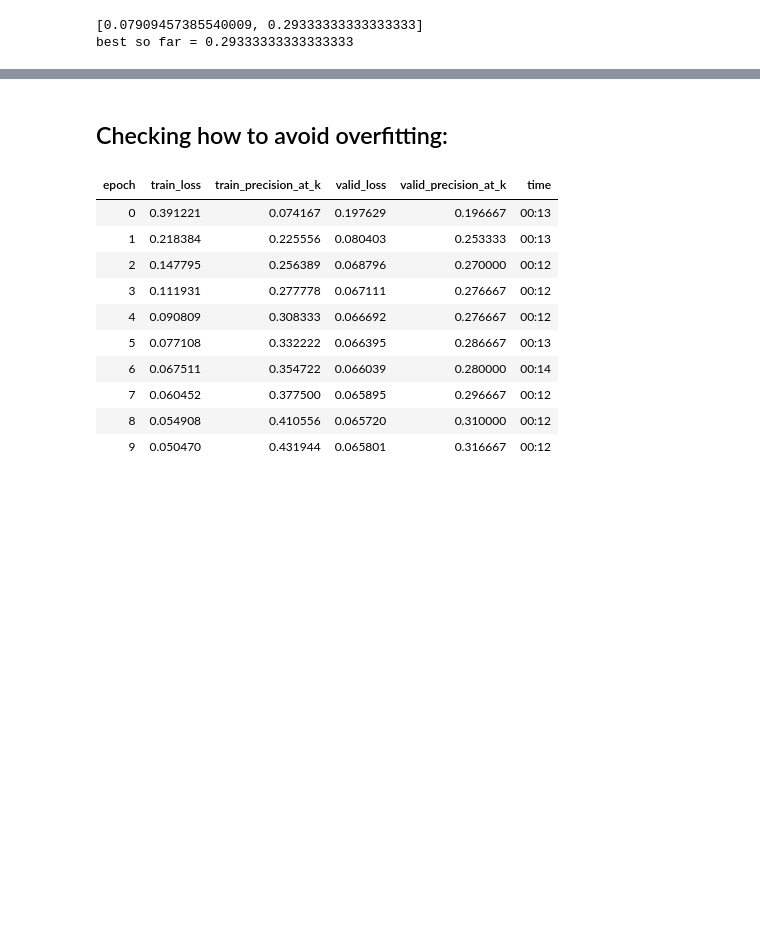
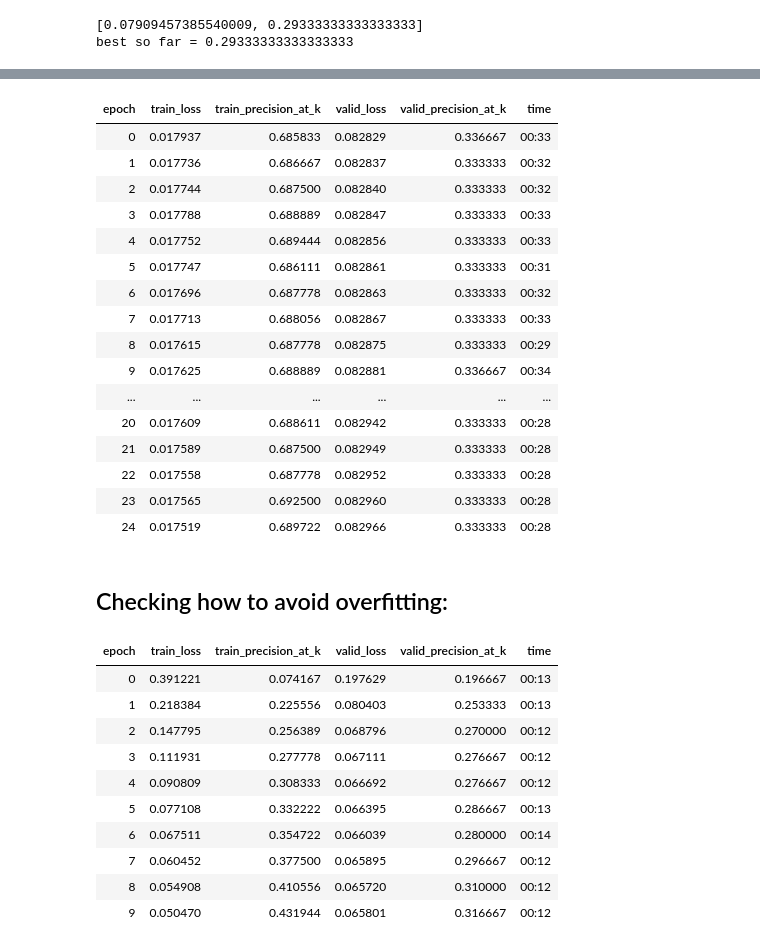
Before and after one commit to debjyotiSRoy/xcube, a Jupyter notebook: nbs/18_tutorial.train_mimic3.ipynb, the cells around one changed output, grey strips where cells are left out. Drawn from its saved outputs; the diff is of its cells as text; code cells hidden in the pictures; blank space fills up the shorter version.

```diff
--- a/nbs/18_tutorial.train_mimic3.ipynb
+++ b/nbs/18_tutorial.train_mimic3.ipynb
@@ -1380,0 +1466,3 @@ best so far = 0.29333333333333333
+# %%
+learn.save_model.reset_on_fit = False
+learn.save_model.fname
@@ -1380,0 +1471,2 @@ best so far = 0.29333333333333333
+# %%
+learn.fit(10, lr=3e-2)
@@ -1380,0 +1492,2 @@ best so far = 0.29333333333333333
+# %%
+learn.fit(10, lr=1e-2)
@@ -1380,0 +1509,2 @@ best so far = 0.29333333333333333
+# %%
+learn.fit(10, lr=1e-2)
@@ -1381,3 +1525,23 @@ best so far = 0.29333333333333333
+# %%
+learn.fit(25, lr=1e-6, wd=0.3)
+# %% [output]
+| epoch | train_loss | train_precision_at_k | valid_loss | valid_precision_at_k | time |
+| 0 | 0.017937 | 0.685833 | 0.082829 | 0.336667 | 00:33 |
+| 1 | 0.017736 | 0.686667 | 0.082837 | 0.333333 | 00:32 |
+| 2 | 0.017744 | 0.687500 | 0.082840 | 0.333333 | 00:32 |
+| 3 | 0.017788 | 0.688889 | 0.082847 | 0.333333 | 00:33 |
+| 4 | 0.017752 | 0.689444 | 0.082856 | 0.333333 | 00:33 |
+| 5 | 0.017747 | 0.686111 | 0.082861 | 0.333333 | 00:31 |
+| 6 | 0.017696 | 0.687778 | 0.082863 | 0.333333 | 00:32 |
+| 7 | 0.017713 | 0.688056 | 0.082867 | 0.333333 | 00:33 |
+| 8 | 0.017615 | 0.687778 | 0.082875 | 0.333333 | 00:29 |
+| 9 | 0.017625 | 0.688889 | 0.082881 | 0.336667 | 00:34 |
+| ... | ... | ... | ... | ... | ... |
+| 20 | 0.017609 | 0.688611 | 0.082942 | 0.333333 | 00:28 |
+| 21 | 0.017589 | 0.687500 | 0.082949 | 0.333333 | 00:28 |
+| 22 | 0.017558 | 0.687778 | 0.082952 | 0.333333 | 00:28 |
+| 23 | 0.017565 | 0.692500 | 0.082960 | 0.333333 | 00:28 |
+| 24 | 0.017519 | 0.689722 | 0.082966 | 0.333333 | 00:28 |
 # %% [markdown]
 ## Checking how to avoid overfitting:
 # %%
```
Also changed, not shown: parts of 38 cells of this notebook, 3 other files.
